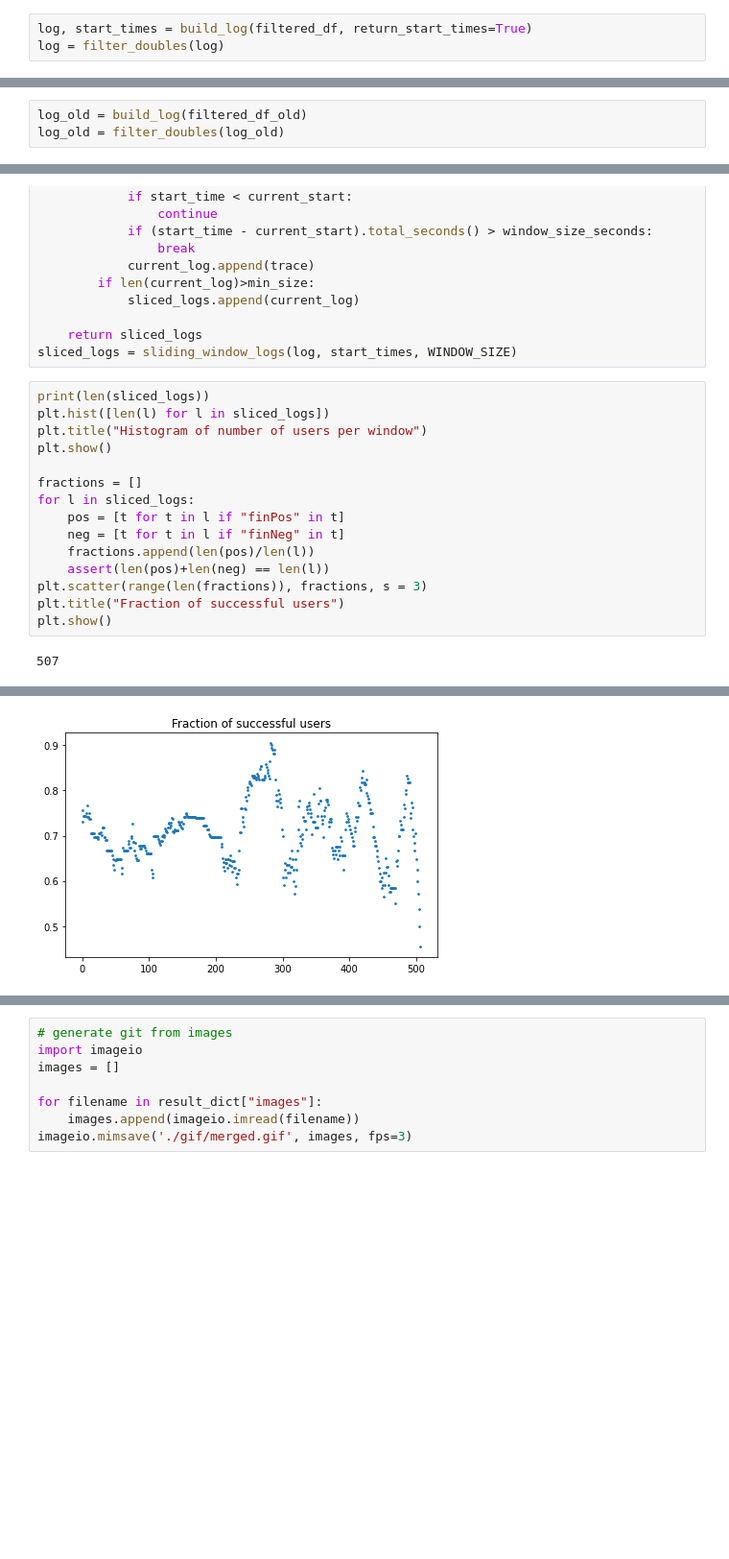
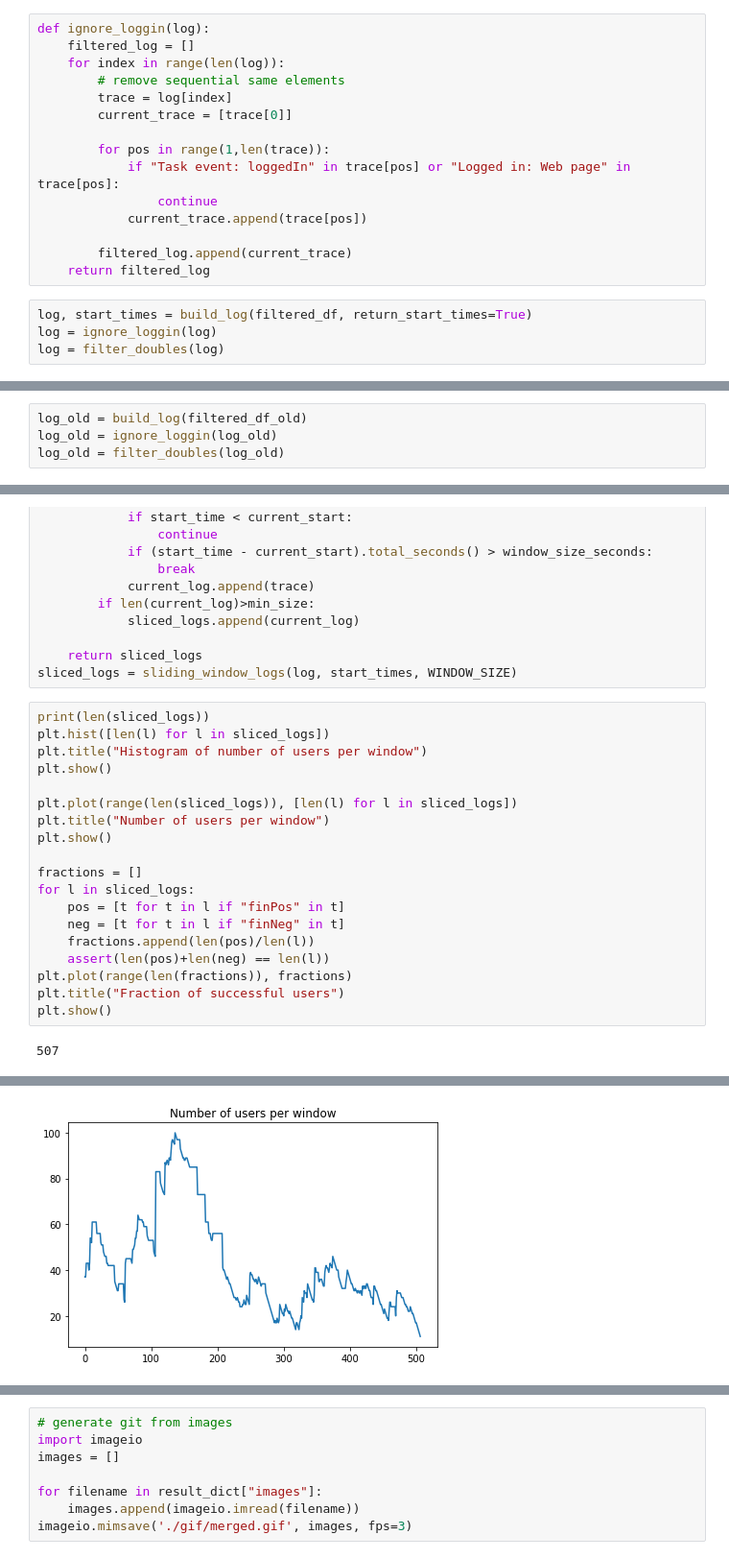
Before and after one commit to smartjourneymining/User-Journey-Games, a Jupyter notebook: case_study.ipynb, the cells around one changed output, grey strips where cells are left out. Shown at 96% size. Cells and saved outputs as stored; diff of their text form; blank space fills up the shorter version.

```diff
--- a/case_study.ipynb
+++ b/case_study.ipynb
@@ -299,8 +299,24 @@ def filter_doubles(log):
 
         filtered_log.append(current_trace)
     return filtered_log
+# %%
+def ignore_loggin(log):
+    filtered_log = []
+    for index in range(len(log)):
+        # remove sequential same elements
+        trace = log[index]
+        current_trace = [trace[0]]
+
+        for pos in range(1,len(trace)):
+            if "Task event: loggedIn" in trace[pos] or "Logged in: Web page" in trace[pos]:
+                continue
+            current_trace.append(trace[pos])
+
+        filtered_log.append(current_trace)
+    return filtered_log
 # %%
 log, start_times = build_log(filtered_df, return_start_times=True)
+log = ignore_loggin(log)
 log = filter_doubles(log)
 # %% [output]
 omitted developer 40 due to length
@@ -314,6 +330,7 @@ omitted developer 1103 due to length
 omitted developer 1249 due to length
 # %%
 log_old = build_log(filtered_df_old)
+log_old = ignore_loggin(log_old)
 log_old = filter_doubles(log_old)
 # %%
 for trace_old in log_old:
@@ -926,19 +951,23 @@ sliced_logs = sliding_window_logs(log, start_times, WINDOW_SIZE)
 # %%
 print(len(sliced_logs))
 plt.hist([len(l) for l in sliced_logs])
 plt.title("Histogram of number of users per window")
+plt.show()
+
+plt.plot(range(len(sliced_logs)), [len(l) for l in sliced_logs])
+plt.title("Number of users per window")
 plt.show()
 
 fractions = []
 for l in sliced_logs:
     pos = [t for t in l if "finPos" in t]
     neg = [t for t in l if "finNeg" in t]
     fractions.append(len(pos)/len(l))
     assert(len(pos)+len(neg) == len(l))
-plt.scatter(range(len(fractions)), fractions, s = 3)
+plt.plot(range(len(fractions)), fractions)
 plt.title("Fraction of successful users")
 plt.show()
 # %% [output]
 507
 [figure]
-[figure, old version]
+[figure, new version]
```
Also changed, not shown: parts of 36 cells of this notebook.
